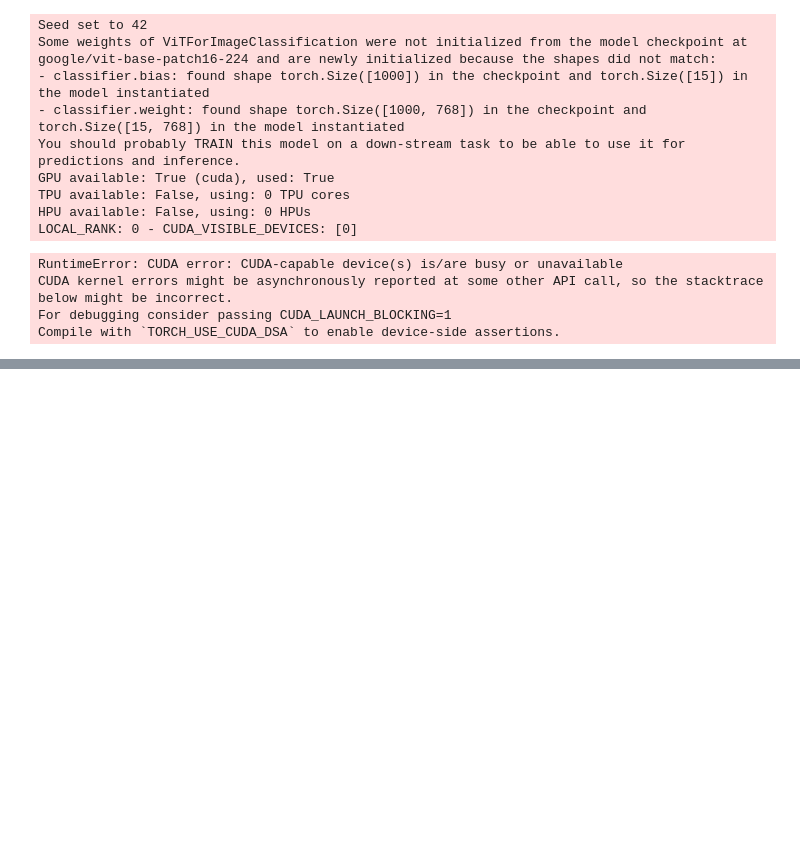
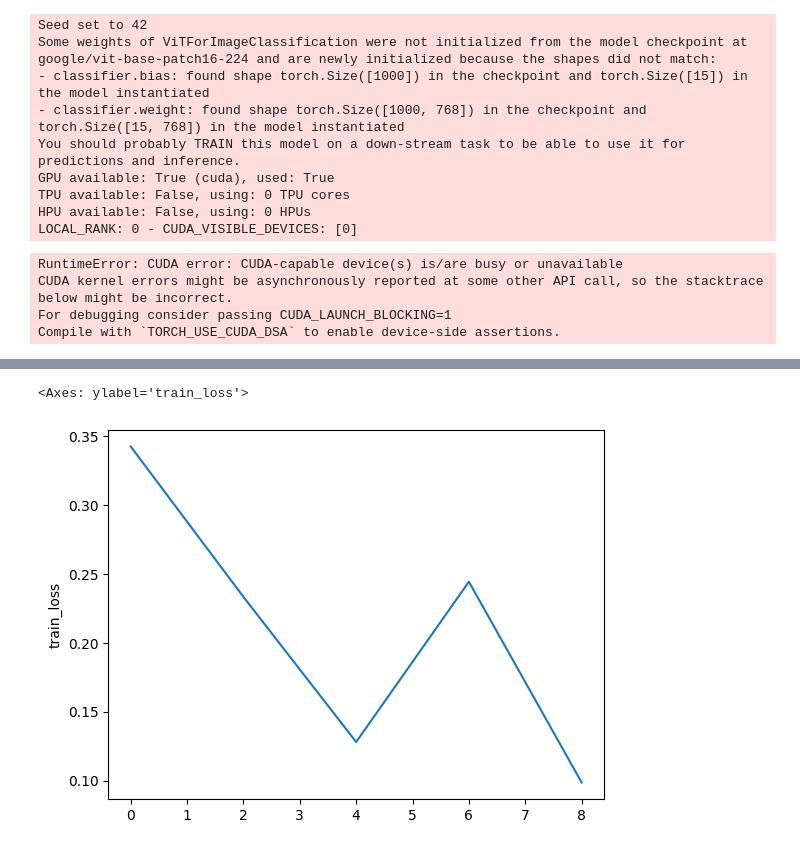
Before and after one commit to foxojs/nih_cxr_project, a Jupyter notebook: data_exploration/nih_cxr_vit_pretrained_starter.ipynb, the cells around one changed output, grey strips where cells are left out. Drawn from its saved outputs; the diff is of its cells as text; code cells hidden in the pictures; blank space fills up the shorter version.

Commit message:
need to work on metrics

```diff
--- a/data_exploration/nih_cxr_vit_pretrained_starter.ipynb
+++ b/data_exploration/nih_cxr_vit_pretrained_starter.ipynb
@@ -319,3 +319,8 @@ For debugging consider passing CUDA_LAUNCH_BLOCKING=1
 Compile with `TORCH_USE_CUDA_DSA` to enable device-side assertions.
 # %%
 !nvidia-smi
+# %%
+import pandas as pd
+
+training_metrics = pd.read_csv("/Users/oliverfox/git_repositories/nih_cxr_project/vit_pretrained_fine_tune/tensorboard_logs/nih_cxr_pretrained_vit/version_1/metrics.csv")
+training_metrics.columns
@@ -321,0 +329,2 @@ Compile with `TORCH_USE_CUDA_DSA` to enable device-side assertions.
+# %%
+training_metrics = training_metrics.groupby(training_metrics['epoch']).aggregate({'train_loss':'first', 'val_multi_label_f1':"first"})
@@ -321,0 +339,7 @@ Compile with `TORCH_USE_CUDA_DSA` to enable device-side assertions.
+# %%
+import seaborn as sns
+
+sns.lineplot(training_metrics['train_loss'])
+# %% [output]
+<Axes: ylabel='train_loss'>
+[figure, added]
```
Also changed, not shown: parts of 2 cells of this notebook, 1 other file.
